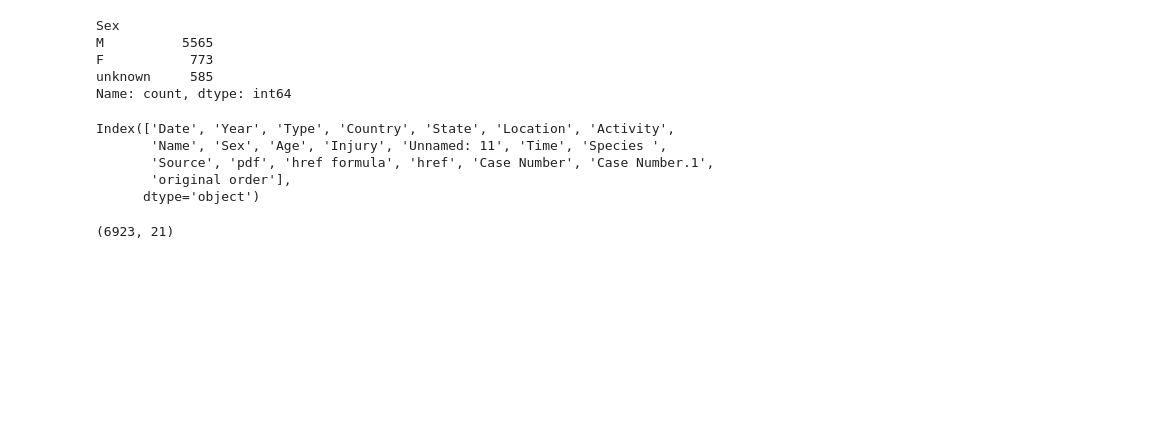
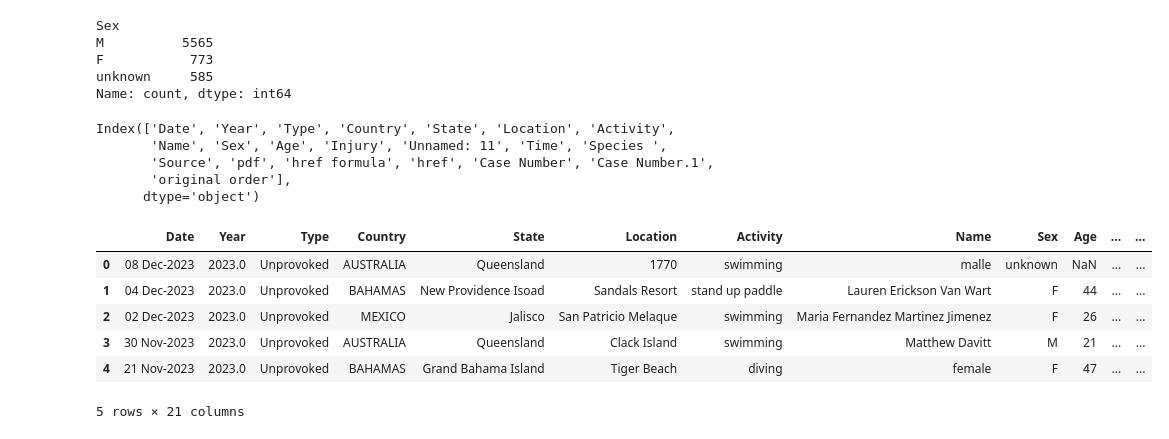
Before and after one commit to Pollybs/Shark_Attacks, a Jupyter notebook: Shark_Attacks.ipynb, the cells around one changed output. Saved outputs shown, nothing was run; the diff lists cells and outputs as text; code cells hidden in the pictures; blank space fills up the shorter version.

```diff
--- a/Shark_Attacks.ipynb
+++ b/Shark_Attacks.ipynb
@@ -273,7 +274,8 @@ for k in cat_var:
 #### <font color='ForestGreen'> x) Cleaning Data Set </font>
 # %%
 # Cleaning "Sex" column
+df_cleaned = df
 
-df["Sex"].unique()
+df_cleaned["Sex"].unique()
 # %% [output]
 array(['unknown', 'F', 'M'], dtype=object)
@@ -282,3 +282,5 @@ df["Sex"] = df["Sex"].str.replace(" ", "").str.replace("Mx2", "M")
 # %%
-df["Sex"] = df["Sex"].apply(lambda x: x if (x =='F' or  x =='M') else "unknown")
+df_cleaned["Sex"] = df_cleaned["Sex"].str.replace("Mx2", "M").replace("male", "M").replace("males", "M")
+ddf_cleaned["Sex"] = df_cleaned["Sex"].apply(lambda x: x if (x =='F' or  x =='M' or x == "boat") else "unknown")
+df_cleaned["Sex"] = ddf_cleaned["Sex"].str.replace(" ", "")
 # %%
@@ -302,7 +304,13 @@ Index(['Date', 'Year', 'Type', 'Country', 'State', 'Location', 'Activity',
        'original order'],
       dtype='object')
 # %%
-df.drop_duplicates(inplace=True) # deleting empty lines
-df.shape
+df_cleaned.drop_duplicates(inplace=True) # deleting duplicates
+df_cleaned.head()
 # %% [output]
+|  | Date | Year | Type | Country | State | Location | Activity | Name | Sex | Age | ... | ... |
+| 0 | 08 Dec-2023 | 2023.0 | Unprovoked | AUSTRALIA | Queensland | 1770 | swimming | malle | unknown | NaN | ... | ... |
+| 1 | 04 Dec-2023 | 2023.0 | Unprovoked | BAHAMAS | New Providence Isoad | Sandals Resort | stand up paddle | Lauren Erickson Van Wart | F | 44 | ... | ... |
+| 2 | 02 Dec-2023 | 2023.0 | Unprovoked | MEXICO | Jalisco | San Patricio Melaque | swimming | Maria Fernandez Martinez Jimenez | F | 26 | ... | ... |
+| 3 | 30 Nov-2023 | 2023.0 | Unprovoked | AUSTRALIA | Queensland | Clack Island | swimming | Matthew Davitt | M | 21 | ... | ... |
+| 4 | 21 Nov-2023 | 2023.0 | Unprovoked | BAHAMAS | Grand Bahama Island | Tiger Beach | diving | female | F | 47 | ... | ... |
-(6923, 21)
+5 rows × 21 columns
```
Also changed, not shown: parts of 10 cells of this notebook.
